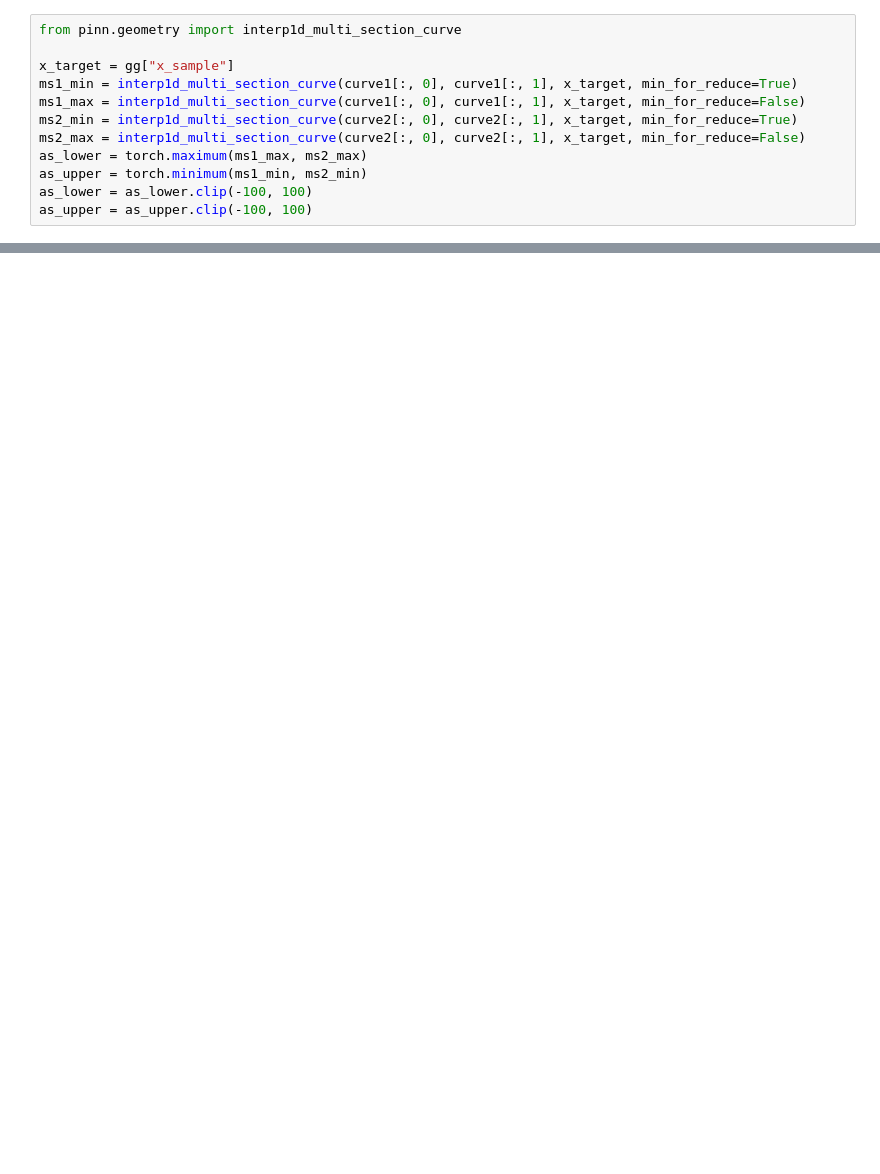
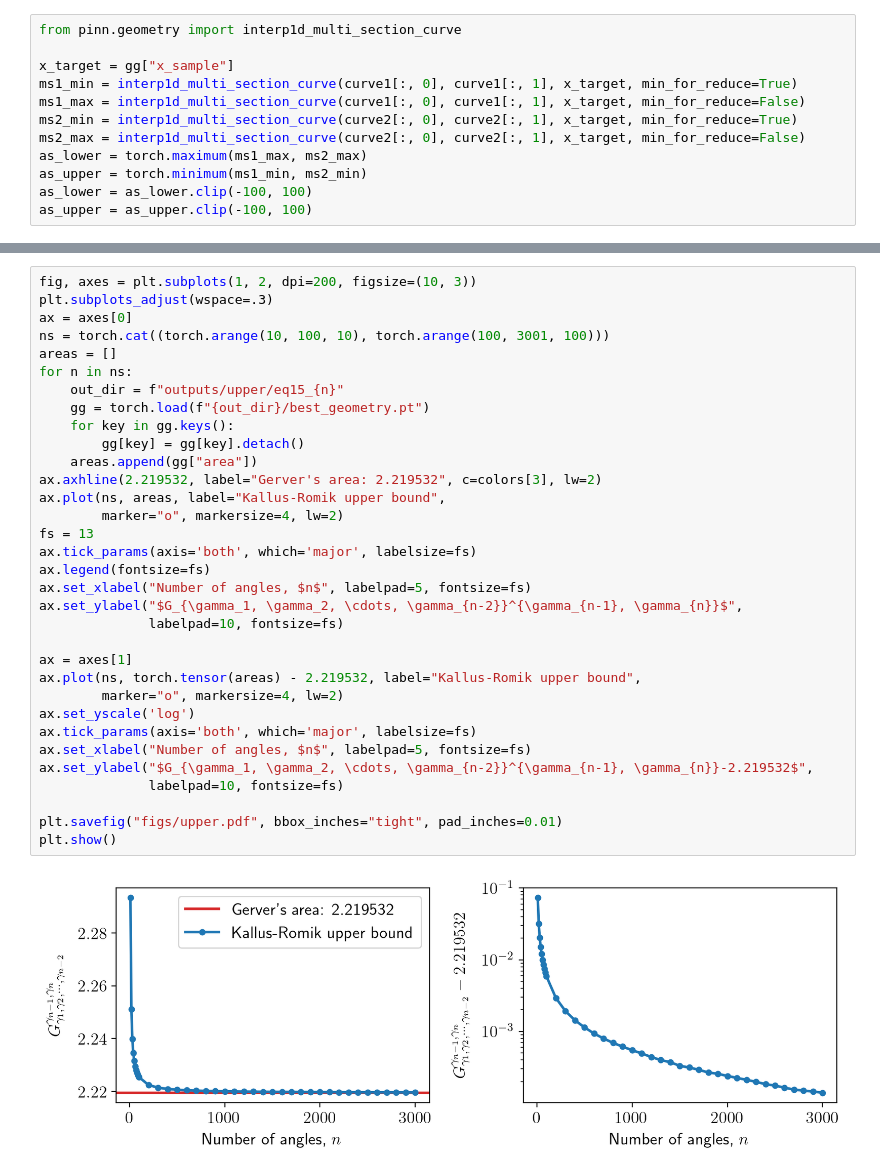
Before and after one commit to kuangdai/sofa, a Jupyter notebook: paper.ipynb, the cells around one changed output, grey strips where cells are left out. Cells and saved outputs as stored; diff of their text form; blank space fills up the shorter version.

```diff
--- a/paper.ipynb
+++ b/paper.ipynb
@@ -493,3 +505,38 @@ plt.show()
+# %%
+fig, axes = plt.subplots(1, 2, dpi=200, figsize=(10, 3))
+plt.subplots_adjust(wspace=.3)
+ax = axes[0]
+ns = torch.cat((torch.arange(10, 100, 10), torch.arange(100, 3001, 100)))
+areas = []
+for n in ns:
+    out_dir = f"outputs/upper/eq15_{n}"
+    gg = torch.load(f"{out_dir}/best_geometry.pt")
+    for key in gg.keys():
+        gg[key] = gg[key].detach()
+    areas.append(gg["area"])
+ax.axhline(2.219532, label="Gerver's area: 2.219532", c=colors[3], lw=2)
+ax.plot(ns, areas, label="Kallus-Romik upper bound",
+        marker="o", markersize=4, lw=2)
+fs = 13
+ax.tick_params(axis='both', which='major', labelsize=fs)
+ax.legend(fontsize=fs)
+ax.set_xlabel("Number of angles, $n$", labelpad=5, fontsize=fs)
+ax.set_ylabel("$G_{\gamma_1, \gamma_2, \cdots, \gamma_{n-2}}^{\gamma_{n-1}, \gamma_{n}}$",
+              labelpad=10, fontsize=fs)
+
+ax = axes[1]
+ax.plot(ns, torch.tensor(areas) - 2.219532, label="Kallus-Romik upper bound",
+        marker="o", markersize=4, lw=2)
+ax.set_yscale('log')
+ax.tick_params(axis='both', which='major', labelsize=fs)
+ax.set_xlabel("Number of angles, $n$", labelpad=5, fontsize=fs)
+ax.set_ylabel("$G_{\gamma_1, \gamma_2, \cdots, \gamma_{n-2}}^{\gamma_{n-1}, \gamma_{n}}-2.219532$",
+              labelpad=10, fontsize=fs)
+
+plt.savefig("figs/upper.pdf", bbox_inches="tight", pad_inches=0.01)
+plt.show()
+# %% [output]
+[figure, added]
 # %%
 print(ns[torch.abs(torch.tensor(areas) - 1.01 * 2.219532).argmin()])
 print(ns[torch.abs(torch.tensor(areas) - 1.001 * 2.219532).argmin()])
```
Also changed, not shown: parts of 10 cells of this notebook, 13 other files.
